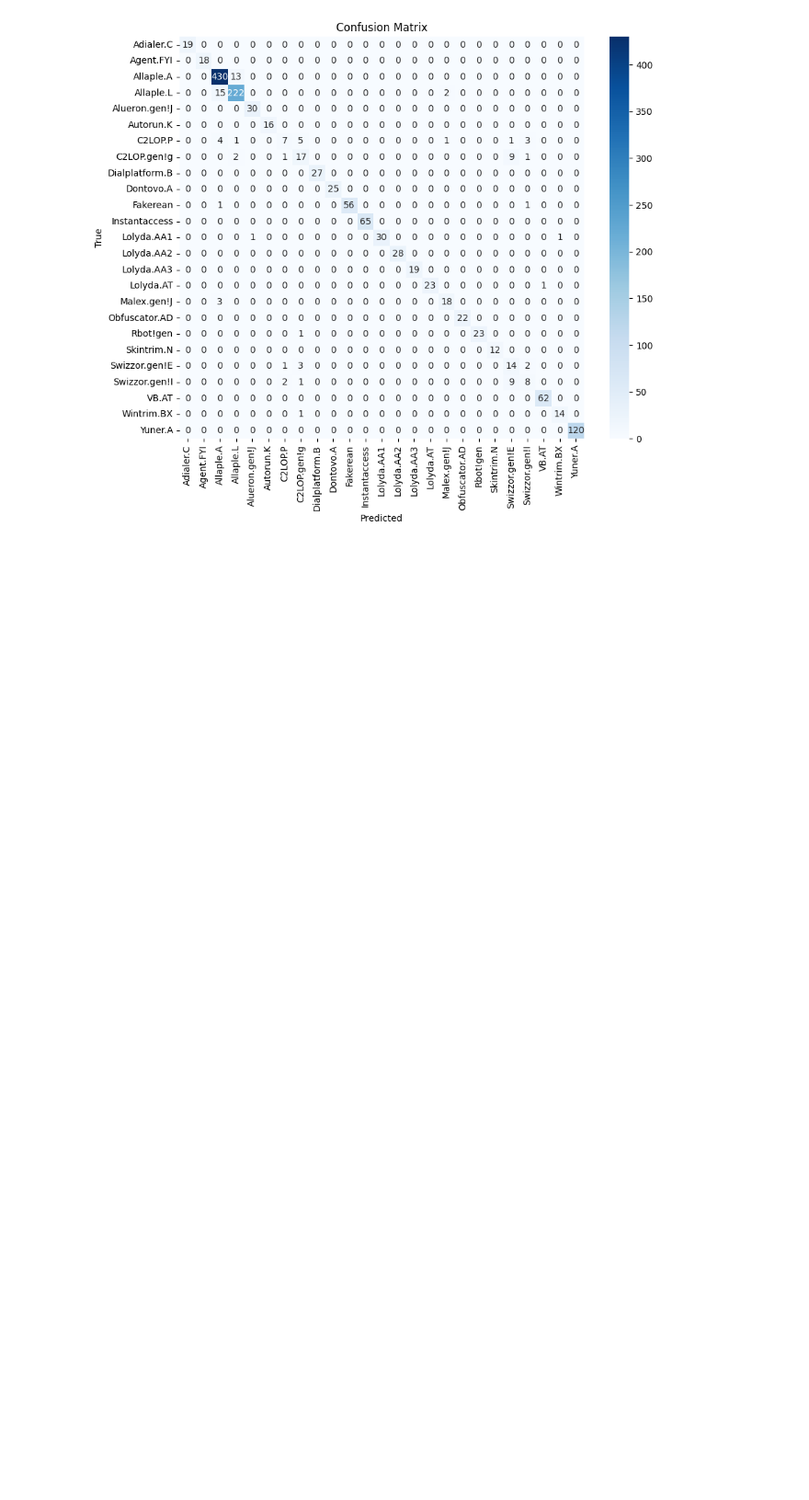
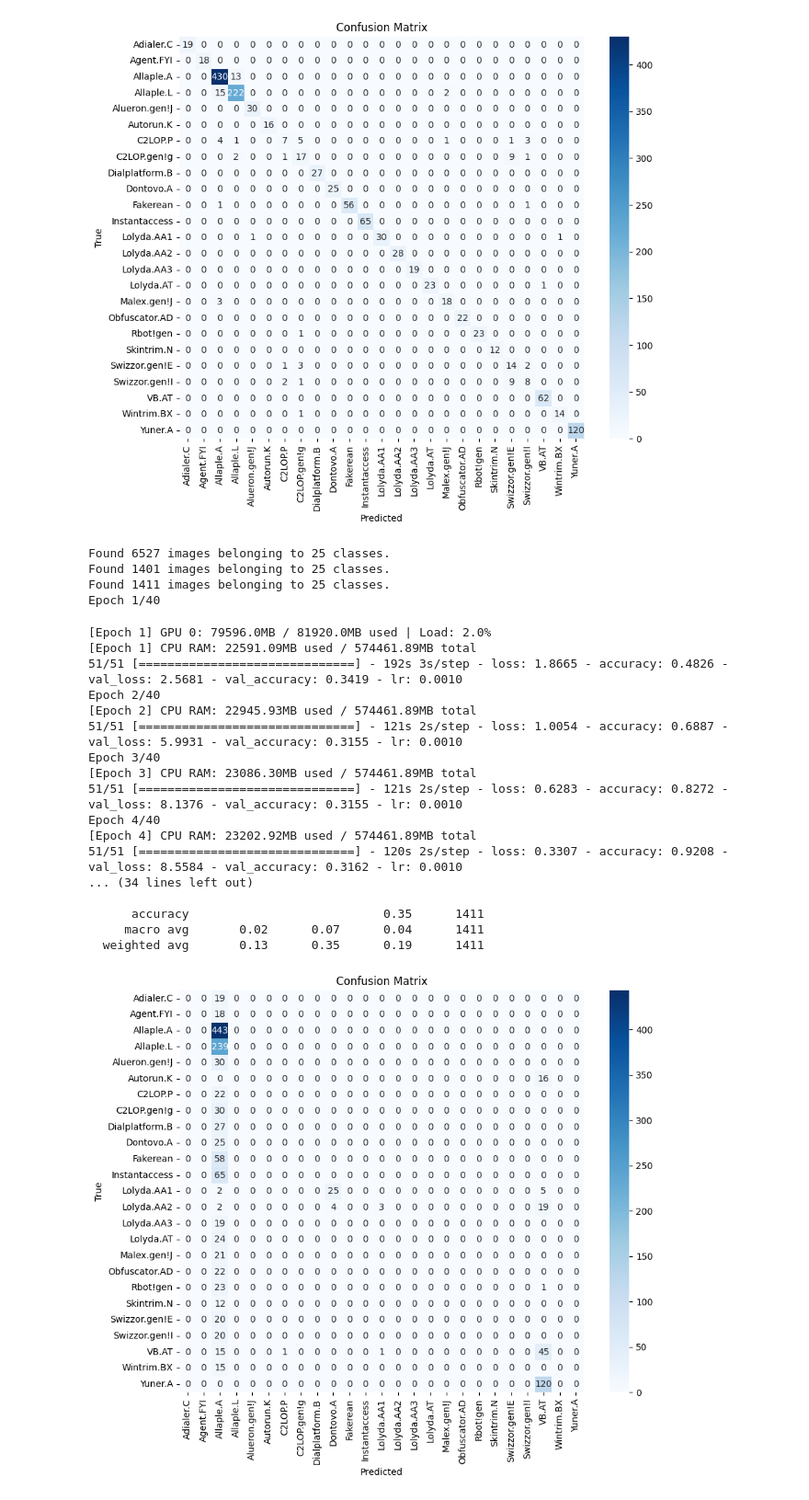
Before and after one commit to PecoraroAnthony/MALIMG-ResNet-vs-DenseNet, a Jupyter notebook: resnet_malimg.ipynb, the cells around one changed output. Shown at 92% size. Saved outputs shown, nothing was run; the diff lists cells and outputs as text; code cells hidden in the pictures; blank space fills up the shorter version.

Commit message:
Finish Model Training + Parameter Graph

```diff
--- a/resnet_malimg.ipynb
+++ b/resnet_malimg.ipynb
@@ -118,7 +113,7 @@ x_test shape: (1959, 64, 64, 3) - y_test shape: (1959, 25)
 # ResNet Model
 # %%
 from tensorflow.keras.applications import (
-    ResNet50, ResNet101,
+    ResNet50, ResNet101, ResNet152,
     DenseNet121, DenseNet169, DenseNet201
 )
 from tensorflow.keras.applications.resnet import preprocess_input as resnet_preprocess
@@ -132,6 +127,9 @@ def get_model(model_name, input_shape=(64, 64, 3), num_classes=25, pretrained=Fa
         preprocess = resnet_preprocess
     elif model_name == 'resnet101':
         base_model = ResNet101(input_shape=input_shape, weights=weights, include_top=False)
+        preprocess = resnet_preprocess
+    elif model_name == 'resnet152':
+        base_model = ResNet152(input_shape=input_shape, weights=weights, include_top=False)
         preprocess = resnet_preprocess
     elif model_name == 'densenet121':
         base_model = DenseNet121(input_shape=input_shape, weights=weights, include_top=False)
@@ -157,7 +155,7 @@ def get_model(model_name, input_shape=(64, 64, 3), num_classes=25, pretrained=Fa
     return model, preprocess
 # %%
 model, preprocess_input = get_model(
-    model_name='resnet50',
+    model_name='resnet152',
     input_shape=(64, 64, 3),
     num_classes=25,
     pretrained=False  # or True if testing practical benefit
@@ -222,7 +217,8 @@ def train_model(model, train_gen, val_gen, model_name, epochs=40):
     callbacks = [
         EarlyStopping(patience=5, restore_best_weights=True),
         ReduceLROnPlateau(patience=3, factor=0.5),
-        ModelCheckpoint(f'models/{model_name}.h5', save_best_only=True)
+        ModelCheckpoint(f'models/{model_name}.h5', save_best_only=True),
+        ResourceLogger()
     ]
 
     model.compile(
@@ -319,3 +326,35 @@ Epoch 7/40
      macro avg       0.91      0.90      0.90      1411
   weighted avg       0.94      0.94      0.94      1411
 [figure]
+# %%
+model_name = 'resnet152'
+model, preprocess = get_model(model_name, pretrained=False)
+train_gen, val_gen, test_gen = get_data_generators(
+    'malimg_dataset/train', 'malimg_dataset/val', 'malimg_dataset/test',
+    preprocess_input=preprocess
+)
+history = train_model(model, train_gen, val_gen, model_name=model_name)
+evaluate_model(model, test_gen, class_names=list(train_gen.class_indices.keys()))
+# %% [output]
+Found 6527 images belonging to 25 classes.
+Found 1401 images belonging to 25 classes.
+Found 1411 images belonging to 25 classes.
+Epoch 1/40
+[Epoch 1] GPU 0: 79596.0MB / 81920.0MB used | Load: 2.0%
+[Epoch 1] CPU RAM: 22591.09MB used / 574461.89MB total
+51/51 [==============================] - 192s 3s/step - loss: 1.8665 - accuracy: 0.4826 - val_loss: 2.5681 - val_accuracy: 0.3419 - lr: 0.0010
+Epoch 2/40
+[Epoch 2] CPU RAM: 22945.93MB used / 574461.89MB total
+51/51 [==============================] - 121s 2s/step - loss: 1.0054 - accuracy: 0.6887 - val_loss: 5.9931 - val_accuracy: 0.3155 - lr: 0.0010
+Epoch 3/40
+[Epoch 3] CPU RAM: 23086.30MB used / 574461.89MB total
+51/51 [==============================] - 121s 2s/step - loss: 0.6283 - accuracy: 0.8272 - val_loss: 8.1376 - val_accuracy: 0.3155 - lr: 0.0010
+Epoch 4/40
+[Epoch 4] CPU RAM: 23202.92MB used / 574461.89MB total
+51/51 [==============================] - 120s 2s/step - loss: 0.3307 - accuracy: 0.9208 - val_loss: 8.5584 - val_accuracy: 0.3162 - lr: 0.0010
+... (34 lines left out)
+
+      accuracy                           0.35      1411
+     macro avg       0.02      0.07      0.04      1411
+  weighted avg       0.13      0.35      0.19      1411
+[figure, added]
```
Also changed, not shown: parts of 11 cells of this notebook.
